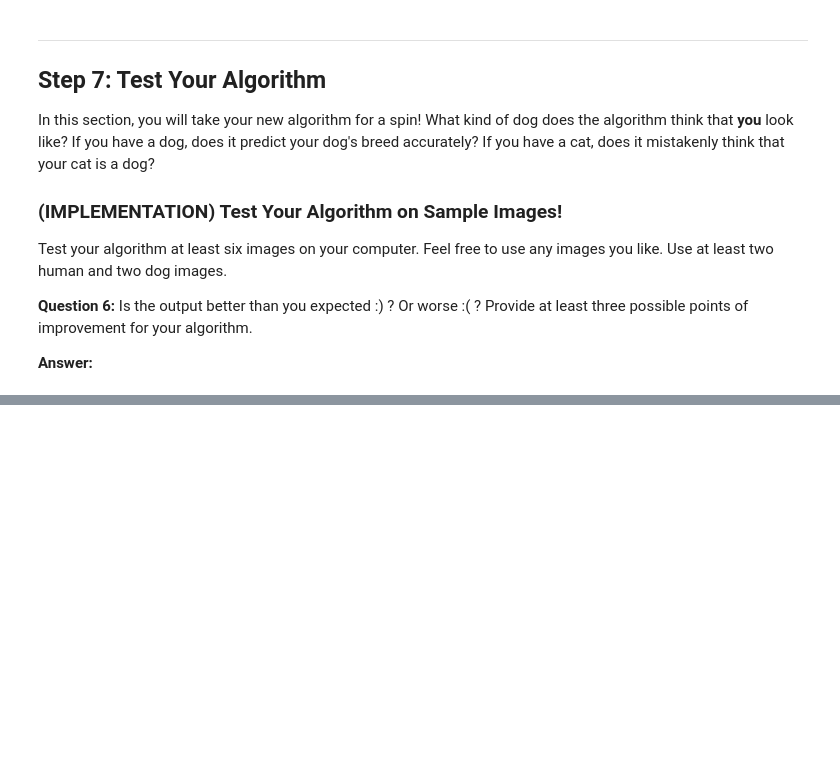
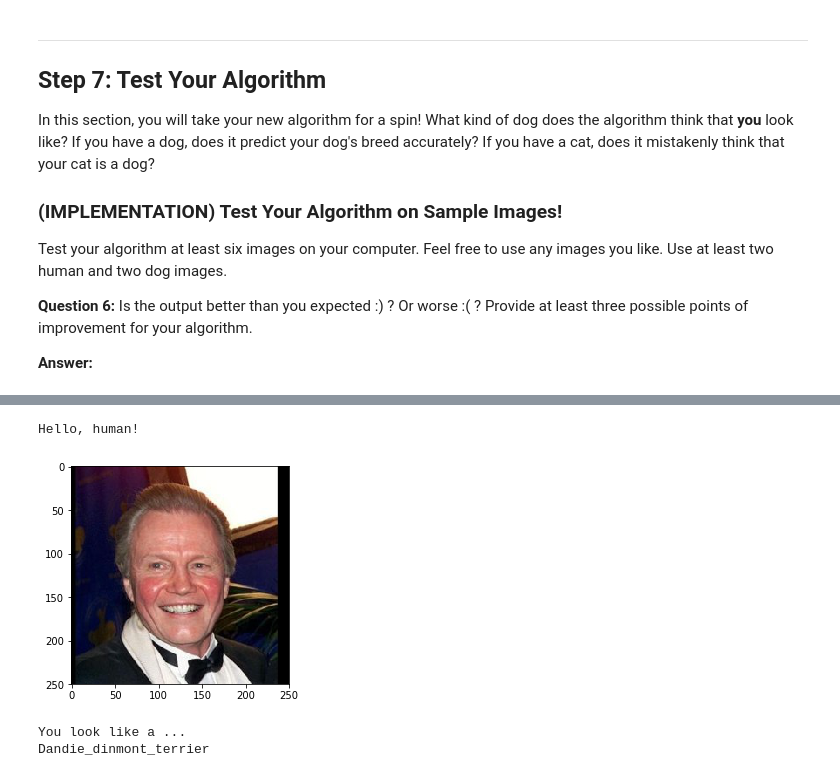
Before and after one commit to weizhi-luo/Udacity-Artificial-Intelligence, a Jupyter notebook: Projects/dog-project/dog_app.ipynb, the cells around one changed output, grey strips where cells are left out. Drawn from its saved outputs; the diff is of its cells as text; code cells hidden in the pictures; blank space fills up the shorter version.

```diff
--- a/Projects/dog-project/dog_app.ipynb
+++ b/Projects/dog-project/dog_app.ipynb
@@ -813,0 +990,7 @@ __Answer:__
+# %%
+dog_breed_predictor_resembler('lfw/Jon_Voight/Jon_Voight_0002.jpg')
+# %% [output]
+Hello, human!
+[figure, added]
+You look like a ...
+Dandie_dinmont_terrier
```
Also changed, not shown: parts of 28 cells of this notebook.
